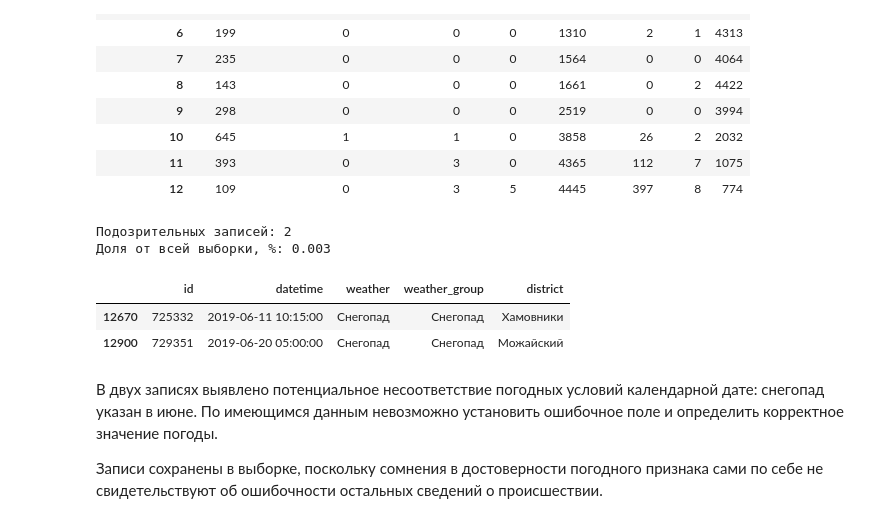
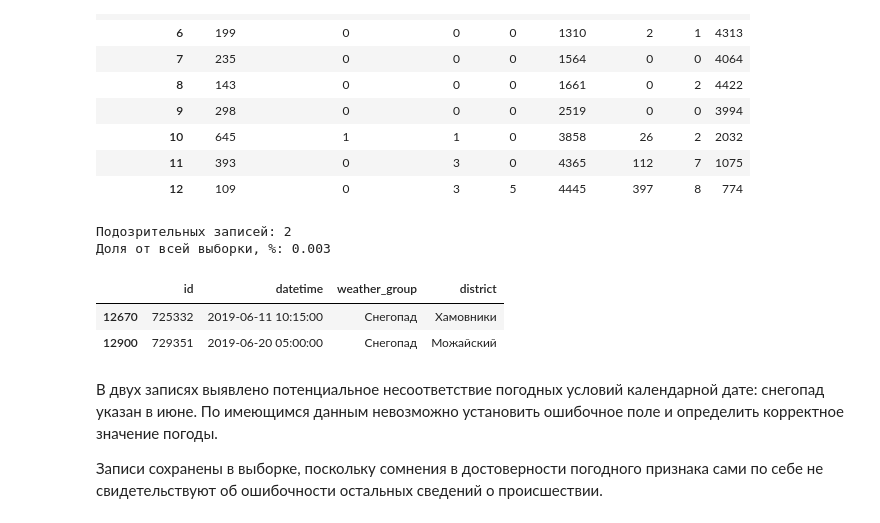
Before and after one commit to egorfedorov-dev/dtp-moscow, a Jupyter notebook: notebooks/prepare_data.ipynb, the cells around one changed output. Saved outputs shown, nothing was run; the diff lists cells and outputs as text; code cells hidden in the pictures.

```diff
--- a/notebooks/prepare_data.ipynb
+++ b/notebooks/prepare_data.ipynb
@@ -643,17 +640,17 @@ pd.crosstab(df_prepared['datetime'].dt.month, df_prepared['weather_group'])
 # %%
 summer_snow = df_prepared[df_prepared['datetime'].dt.month.isin([6, 7, 8]) & df_prepared['weather_group'].isin(['Снегопад', 'Дождь со снегом', 'Метель'])]
 
 print('Подозрительных записей:', len(summer_snow))
 
 print('Доля от всей выборки, %:', round(len(summer_snow) / len(df_prepared) * 100, 3))
 
-summer_snow[['id', 'datetime', 'weather', 'weather_group', 'district']]
+summer_snow[['id', 'datetime', 'weather_group', 'district']]
 # %% [output]
 Подозрительных записей: 2
 Доля от всей выборки, %: 0.003
-|  | id | datetime | weather | weather_group | district |
-| 12670 | 725332 | 2019-06-11 10:15:00 | Снегопад | Снегопад | Хамовники |
-| 12900 | 729351 | 2019-06-20 05:00:00 | Снегопад | Снегопад | Можайский |
+|  | id | datetime | weather_group | district |
+| 12670 | 725332 | 2019-06-11 10:15:00 | Снегопад | Хамовники |
+| 12900 | 729351 | 2019-06-20 05:00:00 | Снегопад | Можайский |
 # %% [markdown]
 В двух записях выявлено потенциальное несоответствие погодных условий календарной дате: снегопад указан в июне. По имеющимся данным невозможно установить ошибочное поле и определить корректное значение погоды.
 
```
Also changed, not shown: parts of 4 cells of this notebook.
